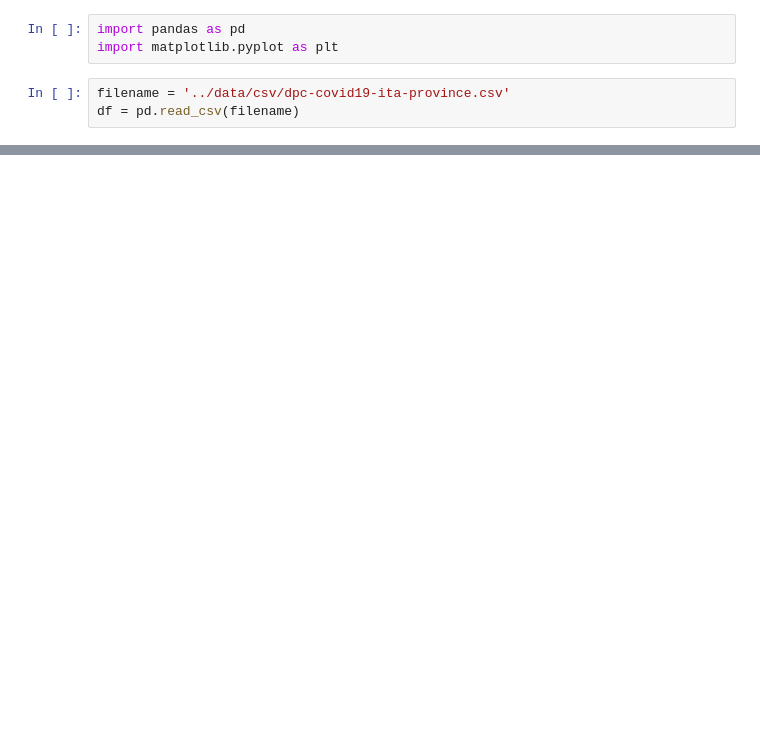
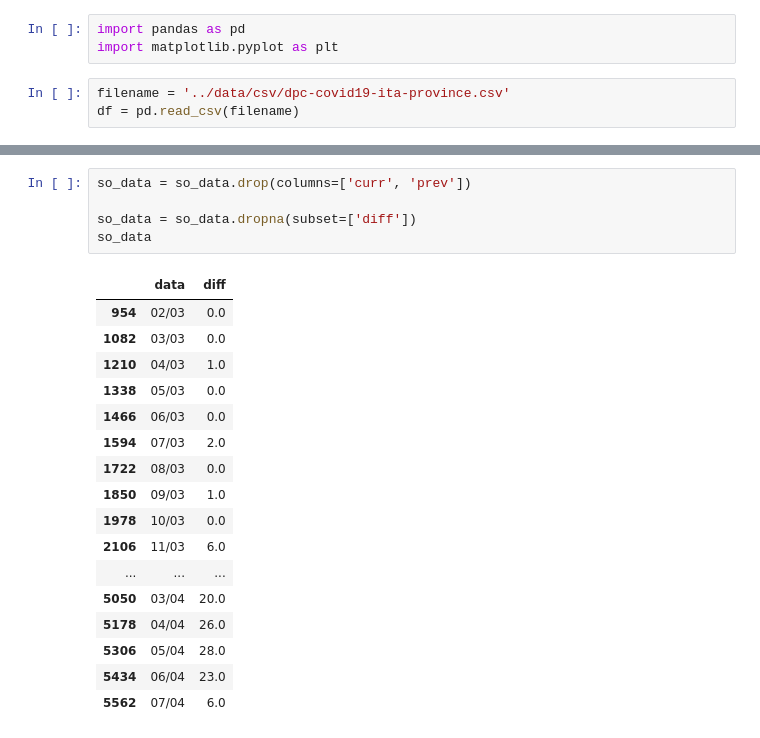
Before and after one commit to gcatanese/Corona-Virus-WHO-Data, a Jupyter notebook: jupyter/ITA_provinces_plotting.ipynb, the cells around one changed output, grey strips where cells are left out. Drawn from its saved outputs; the diff is of its cells as text; blank space fills up the shorter version.

```diff
--- a/jupyter/ITA_provinces_plotting.ipynb
+++ b/jupyter/ITA_provinces_plotting.ipynb
@@ -67,0 +93,23 @@ plt.show()
+# %%
+so_data = so_data.drop(columns=['curr', 'prev'])
+
+so_data = so_data.dropna(subset=['diff'])
+so_data
+# %% [output]
+|  | data | diff |
+| 954 | 02/03 | 0.0 |
+| 1082 | 03/03 | 0.0 |
+| 1210 | 04/03 | 1.0 |
+| 1338 | 05/03 | 0.0 |
+| 1466 | 06/03 | 0.0 |
+| 1594 | 07/03 | 2.0 |
+| 1722 | 08/03 | 0.0 |
+| 1850 | 09/03 | 1.0 |
+| 1978 | 10/03 | 0.0 |
+| 2106 | 11/03 | 6.0 |
+| ... | ... | ... |
+| 5050 | 03/04 | 20.0 |
+| 5178 | 04/04 | 26.0 |
+| 5306 | 05/04 | 28.0 |
+| 5434 | 06/04 | 23.0 |
+| 5562 | 07/04 | 6.0 |
```
Also changed, not shown: parts of 5 cells of this notebook, 2 other files.
